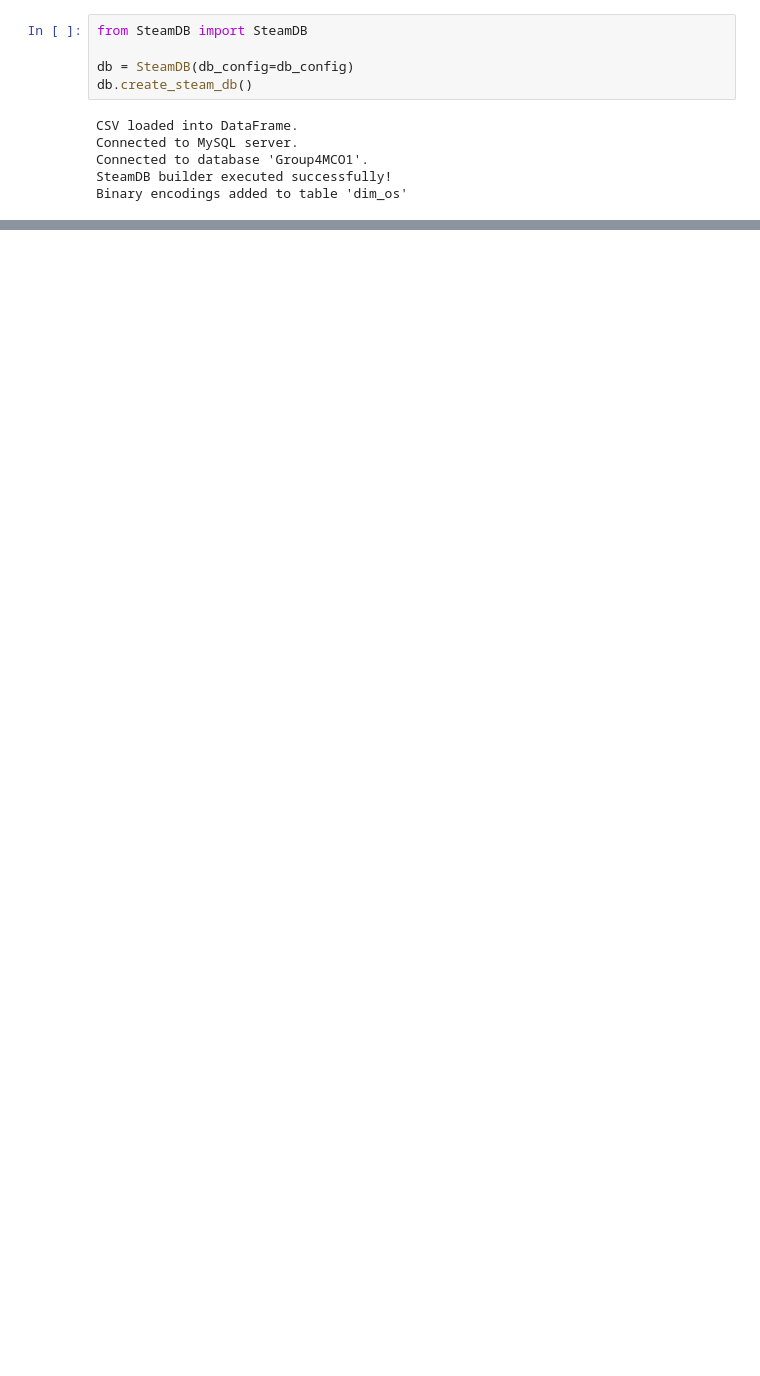
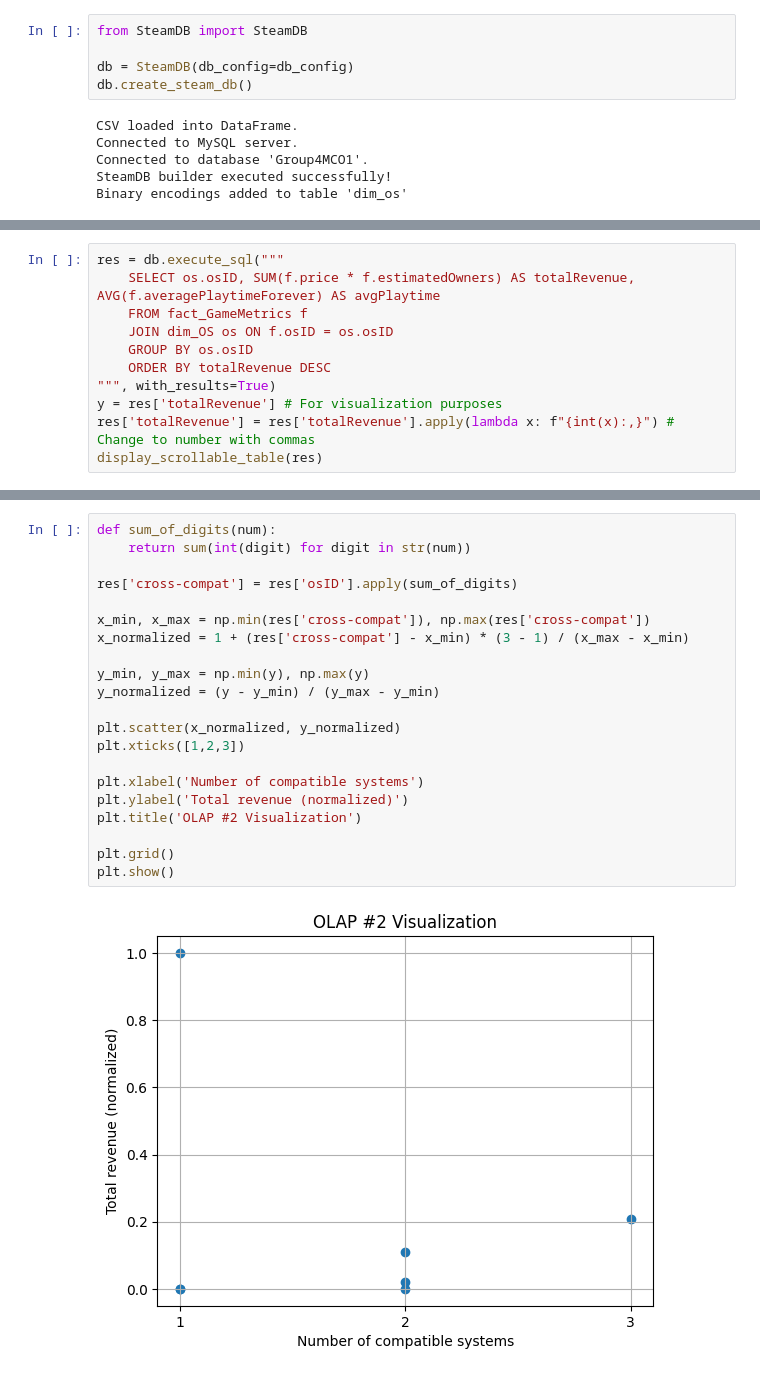
Before and after one commit to carl-yap/STADVDB-Group4MCO, a Jupyter notebook: MCO1.ipynb, the cells around one changed output, grey strips where cells are left out. Drawn from its saved outputs; the diff is of its cells as text; blank space fills up the shorter version.

```diff
--- a/MCO1.ipynb
+++ b/MCO1.ipynb
@@ -58,0 +217,11 @@ db.execute_sql("SELECT DISTINCT osID from fact_gamemetrics")
+# %%
+res = db.execute_sql("""
+    SELECT os.osID, SUM(f.price * f.estimatedOwners) AS totalRevenue, AVG(f.averagePlaytimeForever) AS avgPlaytime
+    FROM fact_GameMetrics f
+    JOIN dim_OS os ON f.osID = os.osID
+    GROUP BY os.osID
+    ORDER BY totalRevenue DESC
+""", with_results=True)
+y = res['totalRevenue'] # For visualization purposes
+res['totalRevenue'] = res['totalRevenue'].apply(lambda x: f"{int(x):,}") # Change to number with commas
+display_scrollable_table(res)
@@ -58,0 +237,23 @@ db.execute_sql("SELECT DISTINCT osID from fact_gamemetrics")
+# %%
+def sum_of_digits(num):
+    return sum(int(digit) for digit in str(num))
+
+res['cross-compat'] = res['osID'].apply(sum_of_digits)
+
+x_min, x_max = np.min(res['cross-compat']), np.max(res['cross-compat'])
+x_normalized = 1 + (res['cross-compat'] - x_min) * (3 - 1) / (x_max - x_min)
+
+y_min, y_max = np.min(y), np.max(y)
+y_normalized = (y - y_min) / (y_max - y_min)
+
+plt.scatter(x_normalized, y_normalized)
+plt.xticks([1,2,3])
+
+plt.xlabel('Number of compatible systems')
+plt.ylabel('Total revenue (normalized)')
+plt.title('OLAP #2 Visualization')
+
+plt.grid()
+plt.show()
+# %% [output]
+[figure, added]
```
Also changed, not shown: parts of 20 cells of this notebook, 2 other files.
